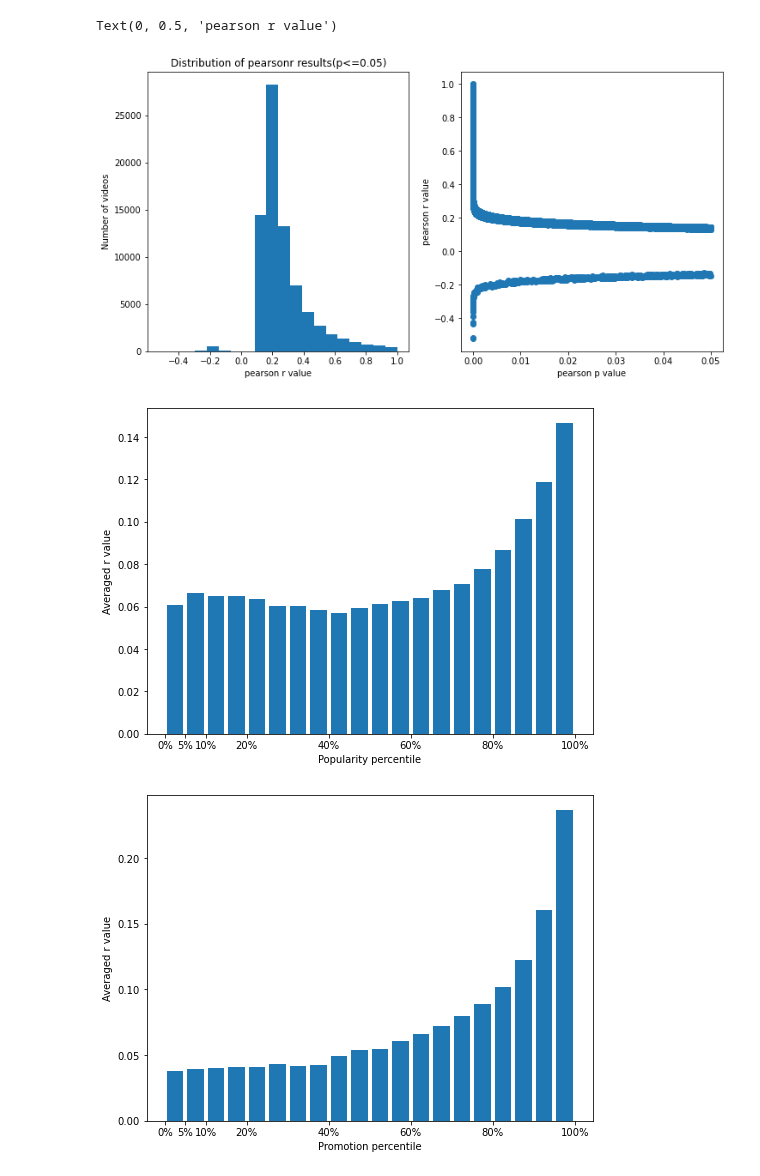
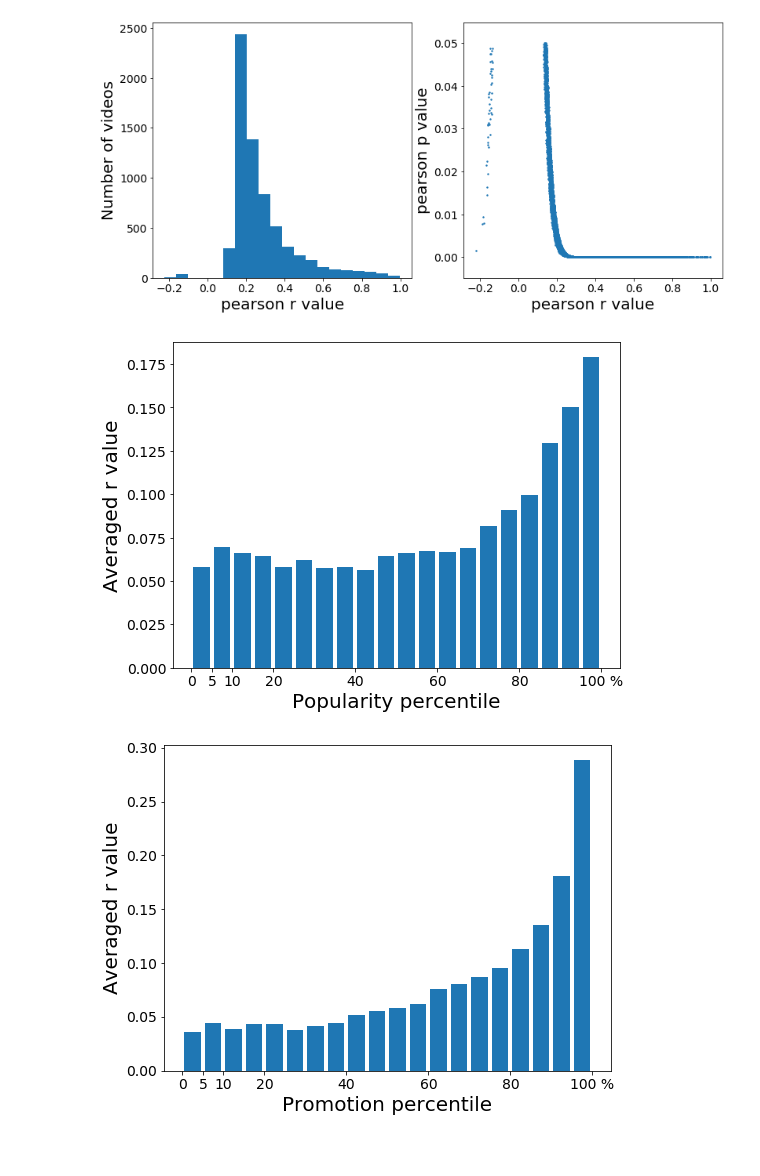
Before and after one commit to septasset/hip-popularity, a Jupyter notebook: data_analysis/engage16_temporal_views_promotion_long-term(all_cats).ipynb, the cells around one changed output. Drawn from its saved outputs; the diff is of its cells as text; code cells hidden in the pictures; blank space fills up the shorter version.

```diff
--- a/data_analysis/engage16_temporal_views_promotion_long-term(all_cats).ipynb
+++ b/data_analysis/engage16_temporal_views_promotion_long-term(all_cats).ipynb
@@ -14,14 +14,18 @@ from matplotlib import pyplot as plt
 from tqdm import tqdm
 
 from util_read import engage_read, read_vids, engage_tweets_read, merge_engage_tweets, engage_metadata, compute_period_daily
+# %%
+plt.rcParams.update({'axes.labelsize': 20,
+                     'xtick.labelsize': 14,
+                     'ytick.labelsize': 14})
 # %%
-file_vids_filter_all = "/home/users/u6314203/pyProject/hip-popularity/data/engage16/filtered/vids_filter_all.csv"
-engage_dataset_base = "/localdata/u6314203/dataset_engage16/tweeted_videos"
-tweets_dataset_base = "/localdata/u6314203/dataset_tweets_engage/dataset_tweets_fixTZ"
+# file_vids_filter_all = "/home/users/u6314203/pyProject/hip-popularity/data/engage16/filtered/vids_filter_all.csv"
+# engage_dataset_base = "/localdata/u6314203/dataset_engage16/tweeted_videos"
+# tweets_dataset_base = "/localdata/u6314203/dataset_tweets_engage/dataset_tweets_fixTZ"
 
-# file_vids_filter_all = "C:/Users/u6314203/pyProjects/hip-popularity/data/engage16/filtered/vids_filter_all.csv"
-# engage_dataset_base = "G:/MLCV dataset/engagement'16/tweeted_videos"
-# tweets_dataset_base = "G:/MLCV dataset/engagement'16/tweets_dataset_fixTZ"
+file_vids_filter_all = "C:/Users/u6314203/pyProjects/hip-popularity/data/engage16/filtered/vids_filter_all.csv"
+engage_dataset_base = "G:/MLCV dataset/engagement'16/tweeted_videos"
+tweets_dataset_base = "G:/MLCV dataset/engagement'16/tweets_dataset_fixTZ"
 
 categories_eligible = ["autos", "comedy","education","entertainment", \
                        "film","gaming","howto","music",\
@@ -33,7 +37,7 @@ vids_filter_all = read_vids(file_vids_filter_all)
 
 merged_dataset = dict()
 # engage_metadata = dict()
-for category in categories_eligible[:]:
+for category in categories_eligible[1:3]:
     engage_dataset = engage_read(engage_dataset_base, category)
     tweets_dataset = engage_tweets_read(tweets_dataset_base, category)
 
@@ -116,20 +112,19 @@ pd.DataFrame.describe(df_filter)
 # %%
-fig = plt.figure(figsize=(12, 6))
+fig = plt.figure(figsize=(13, 6))
 
 ax = fig.add_subplot(1,2,1)
 n, bins, patches = ax.hist(df_filter["r"], bins=20)
-ax.set_title(f"Distribution of pearsonr results(p<=0.05)")
 ax.set_xlabel("pearson r value")
 ax.set_ylabel("Number of videos")
 
 ax = fig.add_subplot(1,2,2)
-ax.scatter(df_filter["p"], df_filter["r"])
-# ax.set_title(f"Distribution of pearsonr results: comedy")
-ax.set_xlabel("pearson p value")
-ax.set_ylabel("pearson r value")
+ax.scatter(df_filter["r"], df_filter["p"], s=2)
+ax.set_xlabel("pearson r value")
+ax.set_ylabel("pearson p value")
+
+fig.savefig("figs/longTermPearson2.pdf", bbox_inches='tight')
 # %% [output]
-Text(0, 0.5, 'pearson r value')
-[figure, old version]
+[figure, new version]
 # %%
 pd1 = df_pearsonr.sort_values(by=['daily views'])
 edges = np.linspace(0, len(pd1.index), num=21)
@@ -139,12 +134,14 @@ fig = plt.figure(figsize=(8, 6))
 ax = fig.add_subplot(1,1,1)
 ax.bar(list(range(20)), [np.mean(x) for x in pd1_bins])
 ax.set_xticks(np.array([0, 1, 2, 4, 8, 12, 16, 20])-0.5)
-ax.set_xticklabels(["0%", "5%", "10%", "20%", "40%", "60%", "80%", "100%"])
+ax.set_xticklabels(["0", "5", "10", "20", "40", "60", "80", "100 %"])
 ax.set_xlabel("Popularity percentile")
 ax.set_ylabel("Averaged r value")
+
+fig.savefig("figs/rvalue_popularity.pdf", bbox_inches='tight')
 pass
 # %% [output]
-[figure, old version]
+[figure, new version]
 # %%
 pd2 = df_pearsonr.sort_values(by=['daily tweets'])
 edges = np.linspace(0, len(pd2.index), num=21)
@@ -154,9 +151,11 @@ fig = plt.figure(figsize=(8, 6))
 ax = fig.add_subplot(1,1,1)
 ax.bar(list(range(20)), [np.mean(x) for x in pd2_bins])
 ax.set_xticks(np.array([0, 1, 2, 4, 8, 12, 16, 20])-0.5)
-ax.set_xticklabels(["0%", "5%", "10%", "20%", "40%", "60%", "80%", "100%"])
+ax.set_xticklabels(["0", "5", "10", "20", "40", "60", "80", "100 %"])
 ax.set_xlabel("Promotion percentile")
 ax.set_ylabel("Averaged r value")
+
+fig.savefig("figs/rvalue_promotion.pdf", bbox_inches='tight')
 pass
 # %% [output]
-[figure, old version]
+[figure, new version]
```
Also changed, not shown: parts of 4 cells of this notebook, 3 other files.
